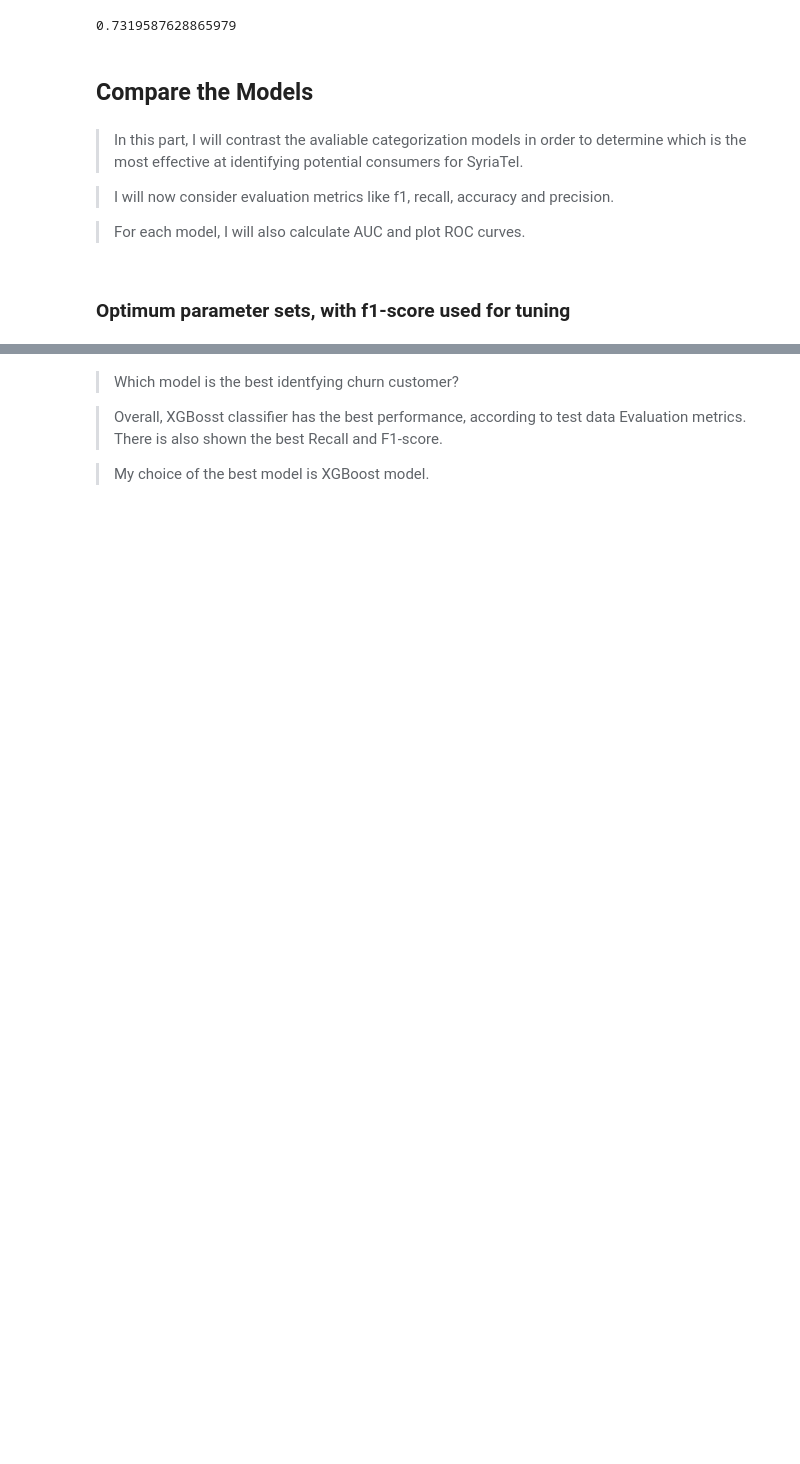
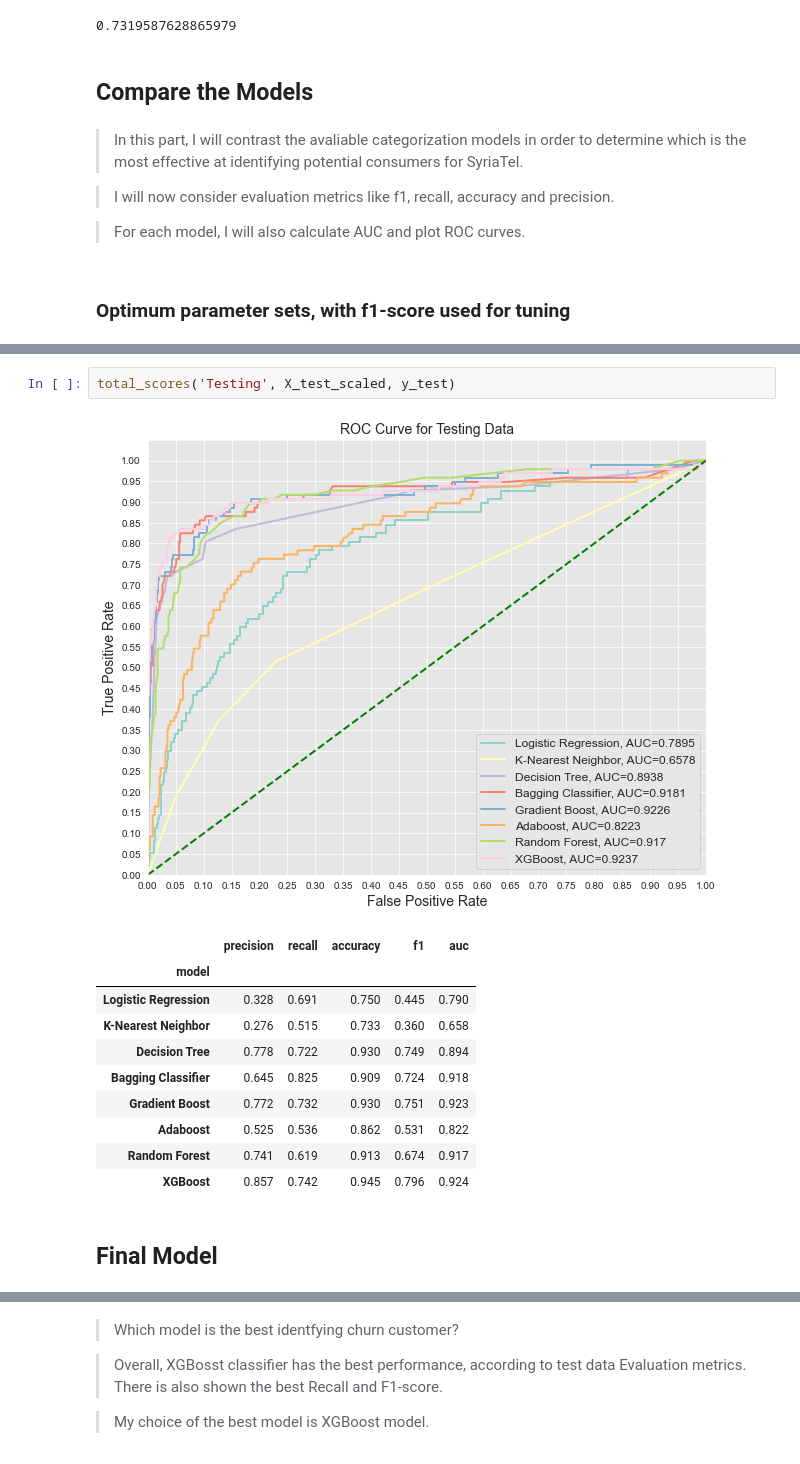
Before and after one commit to gt1719/syriatel_costumer_churn_analysis, a Jupyter notebook: syriatel_costumer_churn_analysis.ipynb, the cells around one changed output, grey strips where cells are left out. Cells and saved outputs as stored; diff of their text form; blank space fills up the shorter version.

```diff
--- a/syriatel_costumer_churn_analysis.ipynb
+++ b/syriatel_costumer_churn_analysis.ipynb
@@ -1274,3 +1345,19 @@ model_names = ['Logistic Regression', 'K-Nearest Neighbor', 'Decision Tree', 'Ra
+# %%
+total_scores('Testing', X_test_scaled, y_test)
+# %% [output]
+[figure, added]
+|  | precision | recall | accuracy | f1 | auc |
+| model |  |  |  |  |  |
+| Logistic Regression | 0.328 | 0.691 | 0.750 | 0.445 | 0.790 |
+| K-Nearest Neighbor | 0.276 | 0.515 | 0.733 | 0.360 | 0.658 |
+| Decision Tree | 0.778 | 0.722 | 0.930 | 0.749 | 0.894 |
+| Bagging Classifier | 0.645 | 0.825 | 0.909 | 0.724 | 0.918 |
+| Gradient Boost | 0.772 | 0.732 | 0.930 | 0.751 | 0.923 |
+| Adaboost | 0.525 | 0.536 | 0.862 | 0.531 | 0.822 |
+| Random Forest | 0.741 | 0.619 | 0.913 | 0.674 | 0.917 |
+| XGBoost | 0.857 | 0.742 | 0.945 | 0.796 | 0.924 |
+# %% [markdown]
+## Final Model
 # %%
 fig, axes = plt.subplots(3, 2, figsize=(18, 18))
 
```
Also changed, not shown: parts of 15 cells of this notebook.
